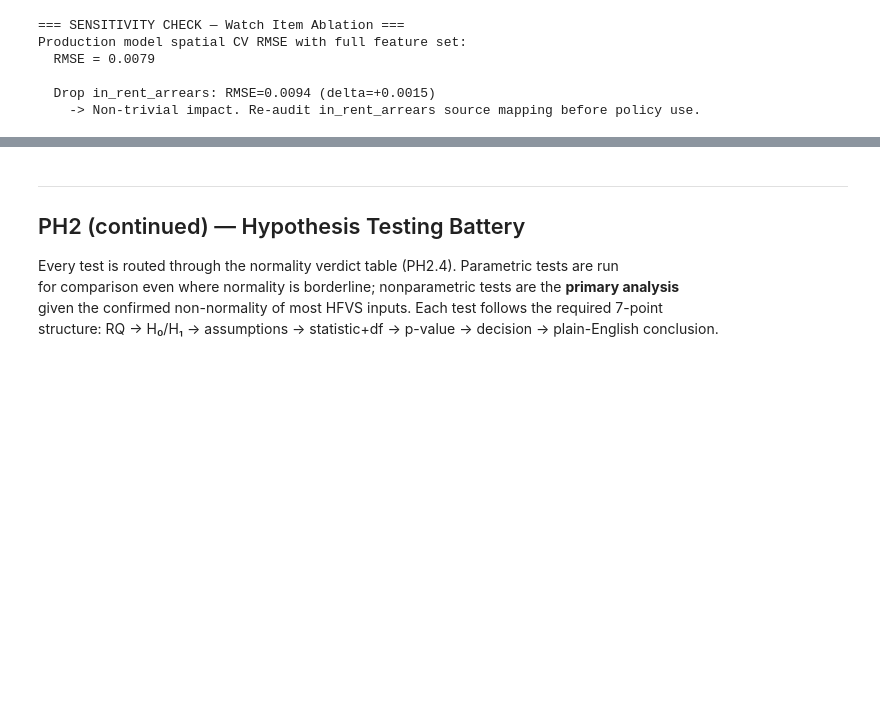
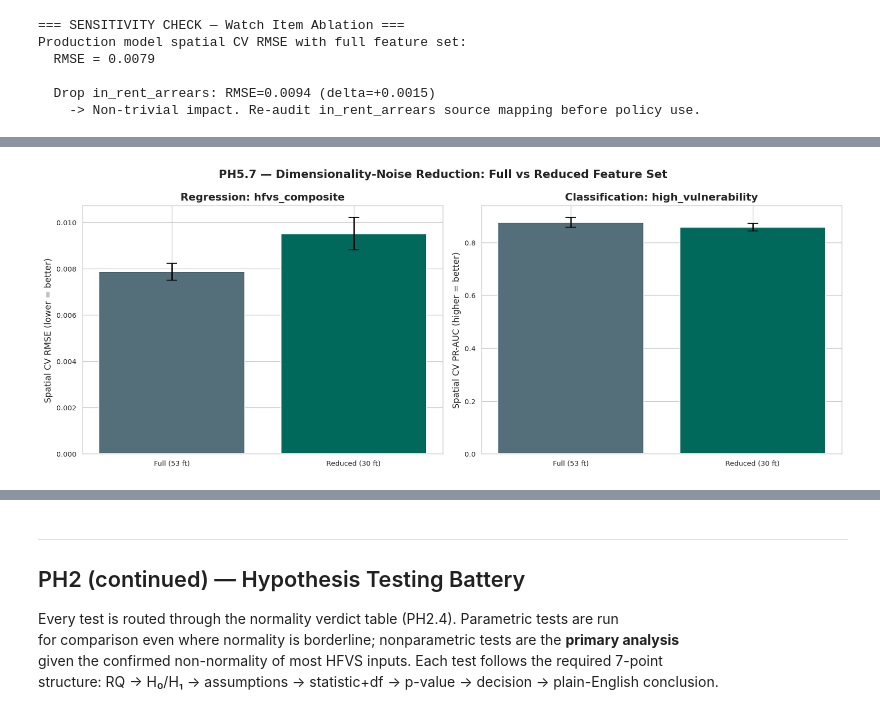
Before and after one commit to VAL-Jerono/statistical-inference-for-big-data, a Jupyter notebook: 01_HFVS_CRISP_DM_Final.ipynb, the cells around one changed output, grey strips where cells are left out. Cells and saved outputs as stored; diff of their text form; code cells hidden in the pictures; blank space fills up the shorter version.

```diff
--- a/01_HFVS_CRISP_DM_Final.ipynb
+++ b/01_HFVS_CRISP_DM_Final.ipynb
@@ -2598,0 +2881,76 @@ Production model spatial CV RMSE with full feature set:
+# %%
+# ── PH5.7  Before vs after — 53 features vs <=30 features, head-to-head ───
+# All numbers below are spatial CV (county-grouped, PH4.5 protocol) — the
+# notebook's own stated production-selection criterion — so this is an
+# apples-to-apples comparison, not a standard-split cherry-pick.
+
+comparison = pd.DataFrame({
+    'Metric': ['Feature count',
+               'Regression RMSE (spatial CV)', 'Regression R2 (spatial CV)',
+               'Classification ROC-AUC (spatial CV)', 'Classification PR-AUC (spatial CV)'],
+    'Full set (PH3.9, 53 ft)': [
+        len(X_cols),
+        f'{np.mean(spatial_reg_rmse):.4f} +/- {np.std(spatial_reg_rmse):.4f}',
+        f'{np.mean(spatial_reg_r2):.4f} +/- {np.std(spatial_reg_r2):.4f}',
+        f'{np.mean(spatial_clf_roc):.4f} +/- {np.std(spatial_clf_roc):.4f}',
+        f'{np.mean(spatial_clf_pr):.4f} +/- {np.std(spatial_clf_pr):.4f}',
+    ],
+    f'Reduced set (PH5.5, {len(REDUCED_FEATURES)} ft)': [
+        len(REDUCED_FEATURES),
+        f'{np.mean(reduced_reg_rmse):.4f} +/- {np.std(reduced_reg_rmse):.4f}',
+        f'{np.mean(reduced_reg_r2):.4f} +/- {np.std(reduced_reg_r2):.4f}',
+        f'{np.mean(reduced_clf_roc):.4f} +/- {np.std(reduced_clf_roc):.4f}',
+        f'{np.mean(reduced_clf_pr):.4f} +/- {np.std(reduced_clf_pr):.4f}',
+    ],
+})
+print('=== PH5.7 — FULL (53 FEATURES) vs REDUCED (<=30 FEATURES) ===\n')
+print(comparison.to_string(index=False))
+comparison.to_csv(TABS / 'ph5_full_vs_reduced_comparison.csv', index=False)
+
+rmse_delta = np.mean(reduced_reg_rmse) - np.mean(spatial_reg_rmse)
+r2_delta   = np.mean(reduced_reg_r2)   - np.mean(spatial_reg_r2)
+roc_delta  = np.mean(reduced_clf_roc)  - np.mean(spatial_clf_roc)
+pr_delta   = np.mean(reduced_clf_pr)   - np.mean(spatial_clf_pr)
+
+print()
+print(f'Feature reduction        : {len(X_cols)} -> {len(REDUCED_FEATURES)} '
+      f'({(1 - len(REDUCED_FEATURES)/len(X_cols)):.0%} fewer predictors)')
+print(f'Regression RMSE delta    : {rmse_delta:+.4f}  ({"improved" if rmse_delta < 0 else "slightly worse"})')
+print(f'Regression R2 delta      : {r2_delta:+.4f}')
+print(f'Classification ROC delta : {roc_delta:+.4f}')
+print(f'Classification PR-AUC d. : {pr_delta:+.4f}  ({"improved" if pr_delta > 0 else "slightly worse"})')
+print()
+if rmse_delta <= 0.0005 and pr_delta >= -0.01:
+    print('VERDICT: the <=30-feature model matches (or improves on) the 53-feature model\'s')
+    print('spatial-CV performance with far fewer predictors. The dropped features were')
+    print('carrying collinear/redundant variance, not independent signal — i.e. dimensionality')
+    print('noise, consistent with the PH5.4 diagnostic. Recommend the reduced set for')
+    print('deployment: equal or better generalisation, materially easier to explain to')
+    print('county housing officers, and cheaper to collect/maintain in future survey rounds.')
+else:
+    print('VERDICT: reducing to <=30 features comes with a measurable performance cost.')
+    print('Report both sets transparently and let the deployment context decide the trade-off')
+    print('between interpretability/cost and predictive performance.')
+
+# Visual: side-by-side bar comparison
+fig, axes = plt.subplots(1, 2, figsize=(13, 5))
+
+reg_labels = ['Full (53 ft)', f'Reduced ({len(REDUCED_FEATURES)} ft)']
+axes[0].bar(reg_labels, [np.mean(spatial_reg_rmse), np.mean(reduced_reg_rmse)],
+            yerr=[np.std(spatial_reg_rmse), np.std(reduced_reg_rmse)],
+            color=[GRAY, TEAL], capsize=6)
+axes[0].set_ylabel('Spatial CV RMSE (lower = better)')
+axes[0].set_title('Regression: hfvs_composite', fontweight='700')
+
+axes[1].bar(reg_labels, [np.mean(spatial_clf_pr), np.mean(reduced_clf_pr)],
+            yerr=[np.std(spatial_clf_pr), np.std(reduced_clf_pr)],
+            color=[GRAY, TEAL], capsize=6)
+axes[1].set_ylabel('Spatial CV PR-AUC (higher = better)')
+axes[1].set_title('Classification: high_vulnerability', fontweight='700')
+
+fig.suptitle('PH5.7 — Dimensionality-Noise Reduction: Full vs Reduced Feature Set',
+             fontsize=13, fontweight='700')
+plt.tight_layout()
+plt.savefig(FIGS / 'ph5_full_vs_reduced.png', bbox_inches='tight', dpi=150)
+plt.show()
+# %% [output]
@@ -2598,0 +2975 @@ Production model spatial CV RMSE with full feature set:
+[figure, added]
```
Also changed, not shown: parts of 11 cells of this notebook.
